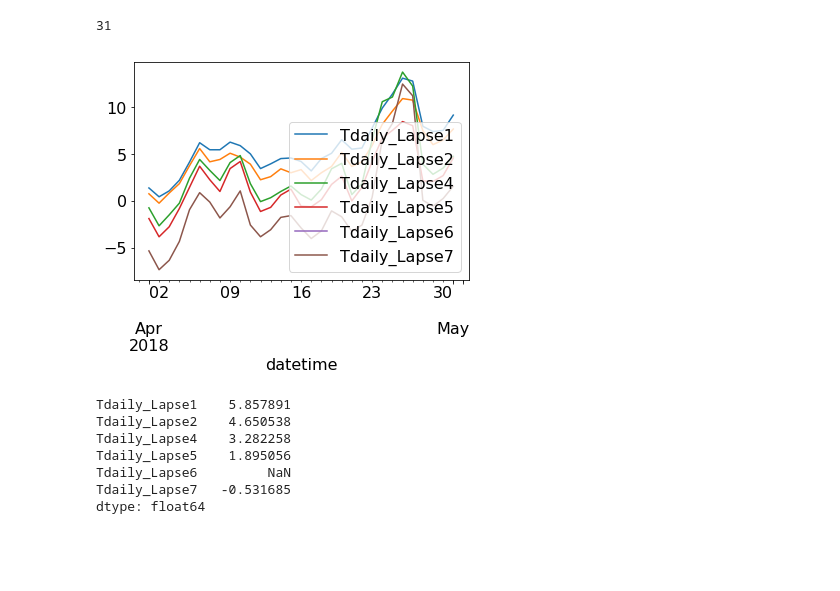
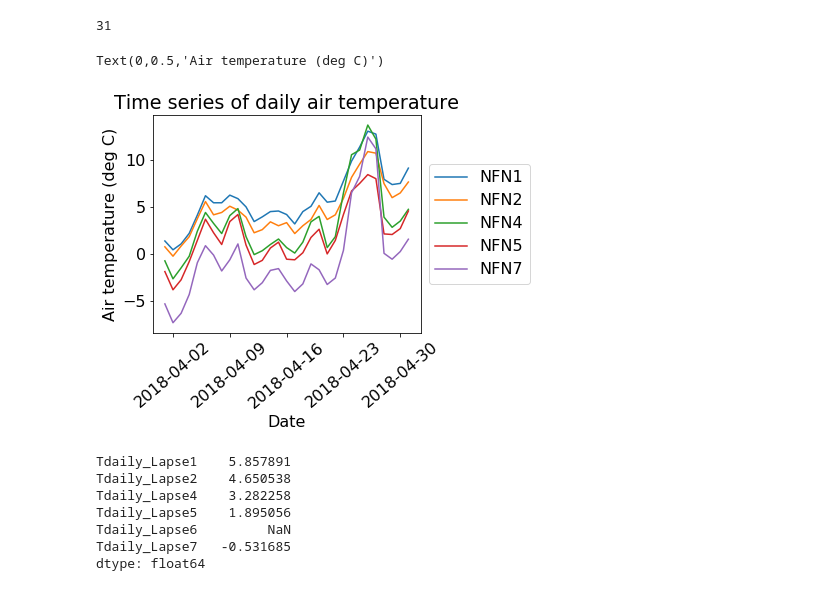
Before and after one commit to NCristea/NooksackWaterBudget, a Jupyter notebook: CurvyTemperature/consolidate_dailyT_data.ipynb, the cells around one changed output. Saved outputs shown, nothing was run; the diff lists cells and outputs as text; code cells hidden in the pictures; blank space fills up the shorter version.

```diff
--- a/CurvyTemperature/consolidate_dailyT_data.ipynb
+++ b/CurvyTemperature/consolidate_dailyT_data.ipynb
@@ -317,10 +318,31 @@ print(len(one_month))
 # %% [output]
 31
-# %%
-one_month.plot()
-mean_T_month = one_month.mean()
-# %% [output]
-[figure, removed]
+# %%
+from matplotlib.font_manager import FontProperties
+
+#ax = one_month.plot()
+mean_T_month = one_month.mean()
+
+ax = plt.subplot(111)
+plt.plot(one_month['Tdaily_Lapse1'])
+plt.plot(one_month['Tdaily_Lapse2'])
+plt.plot(one_month['Tdaily_Lapse4'])
+plt.plot(one_month['Tdaily_Lapse5'])
+plt.plot(one_month['Tdaily_Lapse7'])
+
+# Shrink current axis by 20%
+box = ax.get_position()
+ax.set_position([box.x0, box.y0, box.width * 0.8, box.height])
+# Put a legend to the right of the current axis
+ax.legend(['NFN1', 'NFN2', 'NFN4','NFN5','NFN7'], loc='center left', bbox_to_anchor=(1, 0.5))
+
+plt.title('Time series of daily air temperature')
+plt.xlabel('Date')
+plt.xticks(rotation = 40)
+plt.ylabel('Air temperature (deg C)')
+# %% [output]
+Text(0,0.5,'Air temperature (deg C)')
+[figure, added]
 # %%
 mean_T_month
 # %% [output]
```
Also changed, not shown: parts of 14 cells of this notebook, 30 other files.
